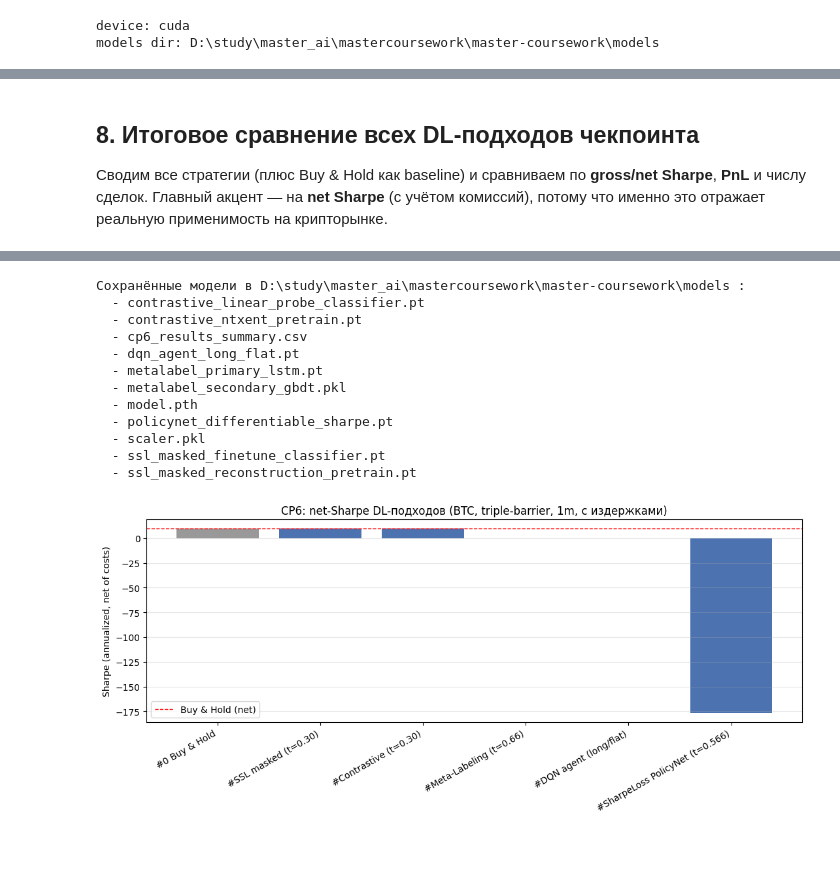
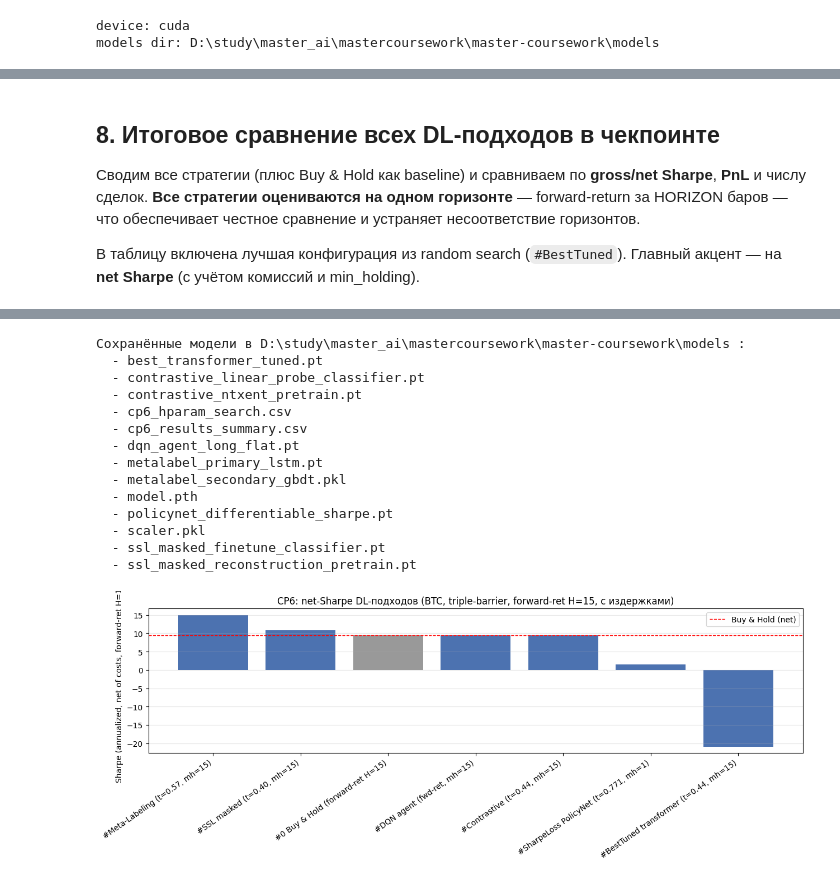
Before and after one commit to ramusdmitry/master-coursework, a Jupyter notebook: checkpoint-6-dl-models.ipynb, the cells around one changed output, grey strips where cells are left out. Drawn from its saved outputs; the diff is of its cells as text; code cells hidden in the pictures; blank space fills up the shorter version.

```diff
--- a/checkpoint-6-dl-models.ipynb
+++ b/checkpoint-6-dl-models.ipynb
@@ -551,32 +1210,35 @@ torch.manual_seed(SEED)
 con_model = ContrastiveModel(n_features, HIDDEN_SIZE, proj_dim=64)
 con_encoder = pretrain_contrastive(con_model, ld_tr, epochs=15, lr=1e-3)
 
-# 4.2 Linear probing: замораживаем энкодер, учим только голову
+# 4.2 Linear probing с early stopping по val net-Sharpe (причина #2)
 torch.manual_seed(SEED)
 con_clf = EncoderClassifier(con_encoder, HIDDEN_SIZE, DROPOUT, freeze_encoder=True).to(device)
 crit_con = nn.CrossEntropyLoss(weight=w_tb.to(device))
 opt_con = optim.Adam(filter(lambda p: p.requires_grad, con_clf.parameters()), lr=LR)
-fit_classifier(con_clf, ld_tr, ld_va, crit_con, opt_con, tag="Contrastive-probe")
+fit_classifier_sharpe(con_clf, ld_tr, ld_va, crit_con, opt_con,
+                      fwd_val=fwd_va, idx_val_w=idx_va_w,
+                      epochs=EPOCHS, patience=PATIENCE, tag="Contrastive-probe",
+                      periods_per_year=PER_YEAR_FWD, min_hold=MIN_HOLDING)
 
 pred_con, ytrue_con, p1_con = predict_labels_probs(con_clf, ld_te)
 
 _, yv_con, p1v_con = predict_labels_probs(con_clf, ld_va)
-best_thr_con, best_sh = 0.5, -1e18
-for t in thr_grid:
-    pos = pd.Series((p1v_con >= t).astype(float), index=idx_va_w)
-    sh = sharpe_ratio(net_returns(pos, y_reg_va), PER_YEAR_1M)
-    if sh > best_sh:
-        best_sh, best_thr_con = sh, t
+bp_con = tune_threshold(p1v_con, fwd_va, idx_va_w,
+                        periods_per_year=PER_YEAR_FWD,
+                        hold_options=[1, MIN_HOLDING], mode="simple")
+best_thr_con = bp_con["threshold"]
+best_mh_con = bp_con["min_hold"]
 
-pos_con = pd.Series((p1_con >= best_thr_con).astype(float), index=idx_te)
-con_eval = evaluate_strategy(pos_con, y_reg_te, PER_YEAR_1M,
-                             name=f"#Contrastive (t={best_thr_con:.2f})",
-                             prob=p1_con, true_label=ytrue_con)
+raw_pos_con = pd.Series((p1_con >= best_thr_con).astype(float), index=idx_te[:len(p1_con)])
+pos_con = apply_min_holding(raw_pos_con, best_mh_con)
+con_eval = evaluate_on_forward(pos_con, fwd_te,
+                               name=f"#Contrastive (t={best_thr_con:.2f}, mh={best_mh_con})",
+                               prob=p1_con, true_label=ytrue_con)
 display(pd.DataFrame([con_eval]))
 
 save_torch_model(con_model, "contrastive_ntxent_pretrain.pt")
 save_torch_model(con_clf, "contrastive_linear_probe_classifier.pt",
-                 extra={"threshold": float(best_thr_con)})
+                 extra={"threshold": float(best_thr_con), "min_hold": int(best_mh_con)})
 # %% [output]
 [Contrastive] 01/15 ntxent=4.3715
 [Contrastive] 02/15 ntxent=4.3060
@@ -985,16 +1647,23 @@ DQN схлопнулся в одно действие (типично при м
 [saved] D:\study\master_ai\mastercoursework\master-coursework\models\dqn_agent_long_flat.pt
 WindowsPath('D:/study/master_ai/mastercoursework/master-coursework/models/dqn_agent_long_flat.pt')
 # %% [markdown]
-## 8. Итоговое сравнение всех DL-подходов чекпоинта
+## 8. Итоговое сравнение всех DL-подходов в чекпоинте
 
-Сводим все стратегии (плюс Buy & Hold как baseline) и сравниваем по **gross/net Sharpe**, **PnL** и числу сделок. Главный акцент — на **net Sharpe** (с учётом комиссий), потому что именно это отражает реальную применимость на крипторынке.
+Сводим все стратегии (плюс Buy & Hold как baseline) и сравниваем по **gross/net Sharpe**, **PnL** и числу сделок. **Все стратегии оцениваются на одном горизонте** — forward-return за HORIZON баров — что обеспечивает честное сравнение и устраняет несоответствие горизонтов.
+
+В таблицу включена лучшая конфигурация из random search (`#BestTuned`). Главный акцент — на **net Sharpe** (с учётом комиссий и min_holding).
 # %%
-rows = [bh_eval, ssl_eval, con_eval, pol_eval, meta_eval, rl_eval]
+rows = [bh_eval, search_eval, ssl_eval, con_eval, pol_eval, meta_eval, rl_eval]
 summary = pd.DataFrame(rows)
 cols = ["Стратегия", "Sharpe gross", "Sharpe net", "PnL net (sum logret)",
         "% времени в long", "Сделок (смен позиции)", "Вырождена?", "ROC-AUC", "Hit-rate входов"]
 summary = summary[[c for c in cols if c in summary.columns]].sort_values(
     "Sharpe net", ascending=False).reset_index(drop=True)
+
+# Добавляем колонку с лучшими гиперпараметрами из search
+hp_info = {f"#BestTuned {best_arch}": f"{best_arch} h={int(best_hp['hidden'])} l={int(best_hp['num_layers'])} d={best_hp['dropout']:.1f}"}
+summary["HP / config"] = summary["Стратегия"].map(
+    lambda s: hp_info.get(s.split(" (")[0], "-"))
 display(summary)
 
 # Сохраняем итоговую таблицу рядом с моделями
@@ -1004,13 +1673,13 @@ for p in sorted(MODELS_DIR.glob("*")):
     print("  -", p.name)
 
 # Барчарт net-Sharpe
-fig, ax = plt.subplots(figsize=(11, 5))
+fig, ax = plt.subplots(figsize=(13, 5))
 colors = ["#4C72B0" if "Buy" not in s else "#999999" for s in summary["Стратегия"]]
 ax.bar(summary["Стратегия"], summary["Sharpe net"], color=colors)
 ax.axhline(bh_eval["Sharpe net"], color="red", ls="--", lw=1, label="Buy & Hold (net)")
-ax.set_ylabel("Sharpe (annualized, net of costs)")
-ax.set_title("CP6: net-Sharpe DL-подходов (BTC, triple-barrier, 1m, с издержками)")
-plt.xticks(rotation=30, ha="right")
+ax.set_ylabel("Sharpe (annualized, net of costs, forward-ret H={})".format(HORIZON))
+ax.set_title("CP6: net-Sharpe DL-подходов (BTC, triple-barrier, forward-ret H={}, с издержками)".format(HORIZON))
+plt.xticks(rotation=35, ha="right")
 ax.legend(); ax.grid(axis="y", alpha=0.3)
 plt.tight_layout(); plt.show()
 # %% [output]
@@ -1024,13 +1694,15 @@ plt.tight_layout(); plt.show()
 Сохранённые модели в D:\study\master_ai\mastercoursework\master-coursework\models :
+  - best_transformer_tuned.pt
   - contrastive_linear_probe_classifier.pt
   - contrastive_ntxent_pretrain.pt
+  - cp6_hparam_search.csv
   - cp6_results_summary.csv
   - dqn_agent_long_flat.pt
   - metalabel_primary_lstm.pt
   - metalabel_secondary_gbdt.pkl
   - model.pth
   - policynet_differentiable_sharpe.pt
   - scaler.pkl
   - ssl_masked_finetune_classifier.pt
   - ssl_masked_reconstruction_pretrain.pt
-[figure, old version]
+[figure, new version]
```
Also changed, not shown: parts of 40 cells of this notebook.
